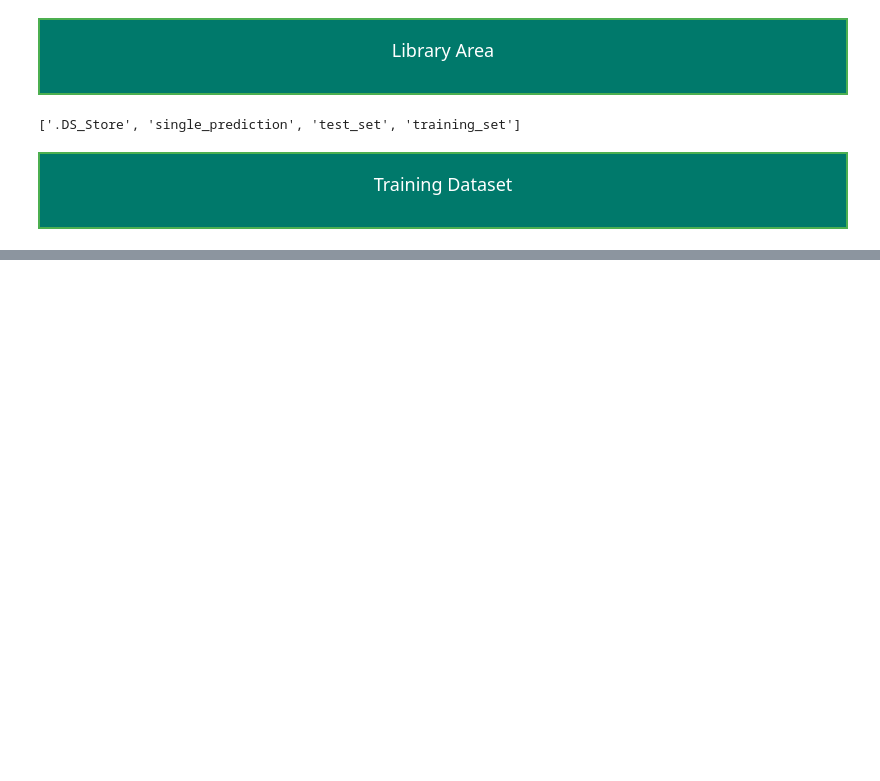
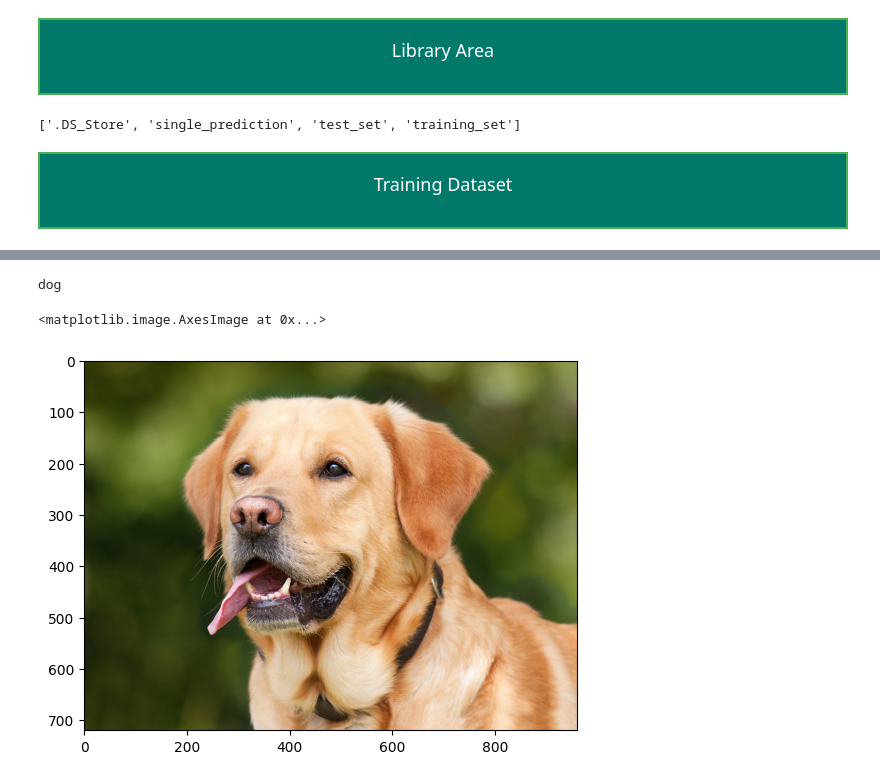
Before and after one commit to alizul01/machine-learning-course, a Jupyter notebook: 10 - CNN/cnn-cat-and-dog-classification.ipynb, the cells around one changed output, grey strips where cells are left out. Cells and saved outputs as stored; diff of their text form; code cells hidden in the pictures; blank space fills up the shorter version.

```diff
--- a/10 - CNN/cnn-cat-and-dog-classification.ipynb
+++ b/10 - CNN/cnn-cat-and-dog-classification.ipynb
@@ -66,0 +156,11 @@ plt.show()
+# %%
+print(prediction)
+# %% [output]
+dog
+# %%
+# show the image
+img = plt.imread('dataset/single_prediction/cat_or_dog_1.jpg')
+plt.imshow(img)
+# %% [output]
+<matplotlib.image.AxesImage at 0x...>
+[figure, added]
```
Also changed, not shown: parts of 10 cells of this notebook, 1 other file.
